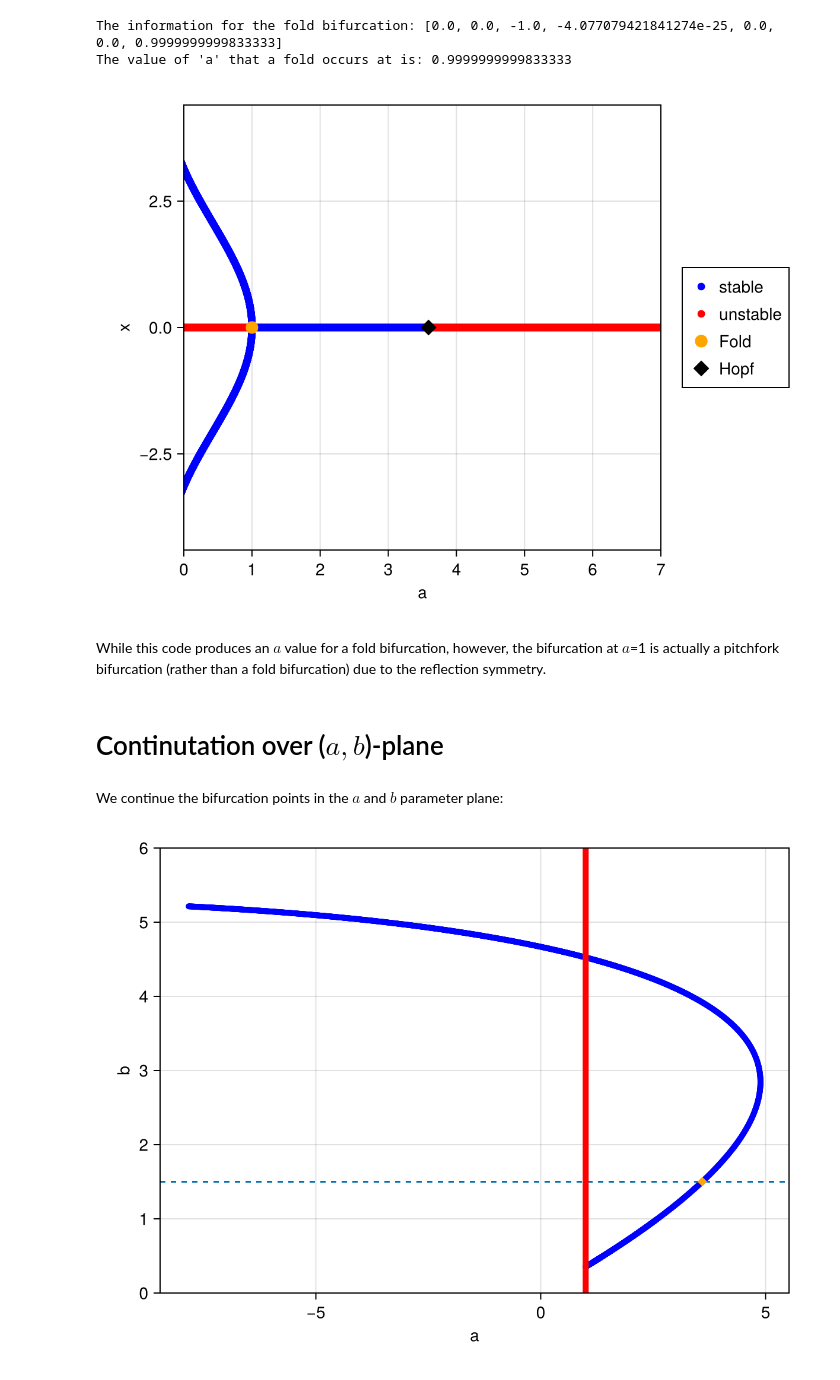
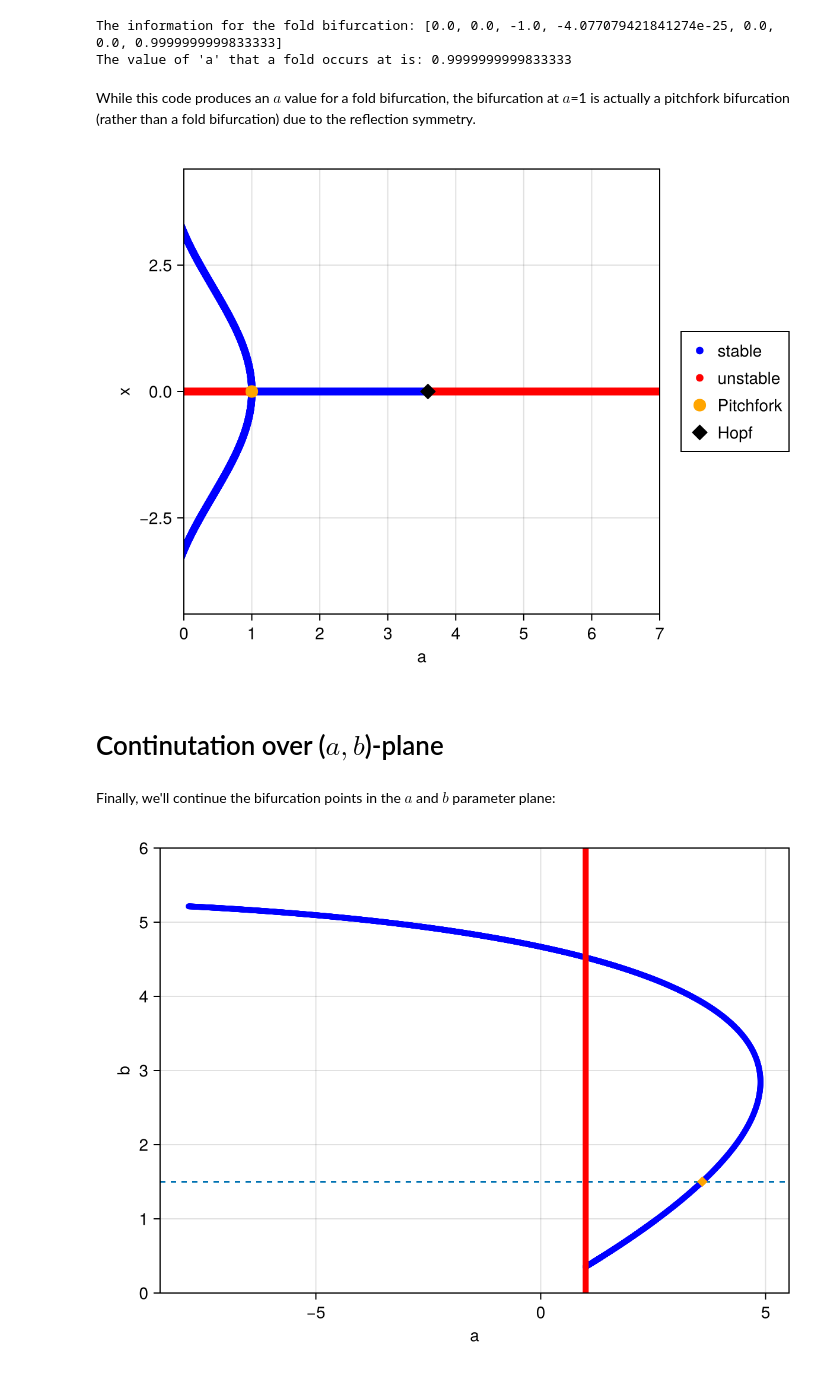
Before and after one commit to EvaSJ25/DDE-internship-code, a Jupyter notebook: Single_delayed_inverted_pendulum_demo/Single_delayed_inverted_pendulum_example.ipynb, the cells around one changed output. Cells and saved outputs as stored; diff of their text form; code cells hidden in the pictures.

```diff
--- a/Single_delayed_inverted_pendulum_demo/Single_delayed_inverted_pendulum_example.ipynb
+++ b/Single_delayed_inverted_pendulum_demo/Single_delayed_inverted_pendulum_example.ipynb
@@ -217,24 +215,24 @@ println("The value of 'a' that a fold occurs at is: $a_fold")
 # %% [output]
 The information for the fold bifurcation: [0.0, 0.0, -1.0, -4.077079421841274e-25, 0.0, 0.0, 0.9999999999833333]
 The value of 'a' that a fold occurs at is: 0.9999999999833333
+# %% [markdown]
+While this code produces an $a$ value for a fold bifurcation, the bifurcation at $a$=1 is actually a pitchfork bifurcation (rather than a fold bifurcation) due to the reflection symmetry.
 # %%
 fig4=Figure()
 ax4=Axis(fig4[1,1],xlabel="a",ylabel="x")
 scatter!(ax4,plist[stable],[u[1] for u in xlist[stable]],label="stable",color="blue")
 scatter!(ax4,plist[unstable],[u[1] for u in xlist[unstable]],label="unstable",color="red")
-scatter!(ax4,a_fold, x_fold, label="Fold", color=:orange, marker=:circle, markersize=:15)
+scatter!(ax4,a_fold, x_fold, label="Pitchfork", color=:orange, marker=:circle, markersize=:15)
 scatter!(ax4,a_hopf, x_hopf, label="Hopf", color=:black, marker=:diamond, markersize=:15)
 Legend(fig4[1,2], ax4, merge=true)
 xlims!(ax4,[0.0,7])
 fig4
 # %% [output]
-[figure, old version]
+[figure, new version]
-# %% [markdown]
-While this code produces an $a$ value for a fold bifurcation, however, the bifurcation at $a$=1 is actually a pitchfork bifurcation (rather than a fold bifurcation) due to the reflection symmetry.
 # %% [markdown]
 # Continutation over ($a,b$)-plane
 # %% [markdown]
-We continue the bifurcation points in the $a$ and $b$ parameter plane:
+Finally, we'll continue the bifurcation points in the $a$ and $b$ parameter plane:
 # %%
 yheq01,fhopfeq1=DDETools.create_hopffunc(invpend_1delay,inpend1tau,[a_hopf,0,tau],[0.0,0],[a_hopf,0],[1,2],nd) #initialises hopf function and initial guess for Hopf information including a≈3.59 and b=0
 yheqlist1,heqtan1=DDETools.track_curve(fhopfeq1,yheq01,[0.0,0,0,0,0,0,0,-1,-1],nmax=2000) #tracks over a and b plane
```
Also changed, not shown: parts of 18 cells of this notebook.
